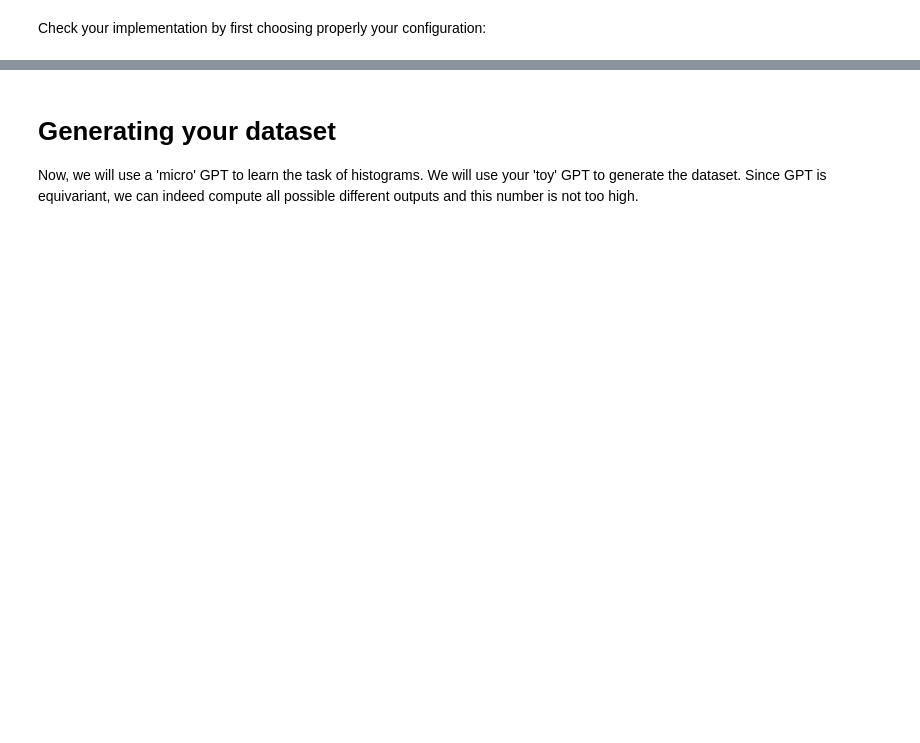
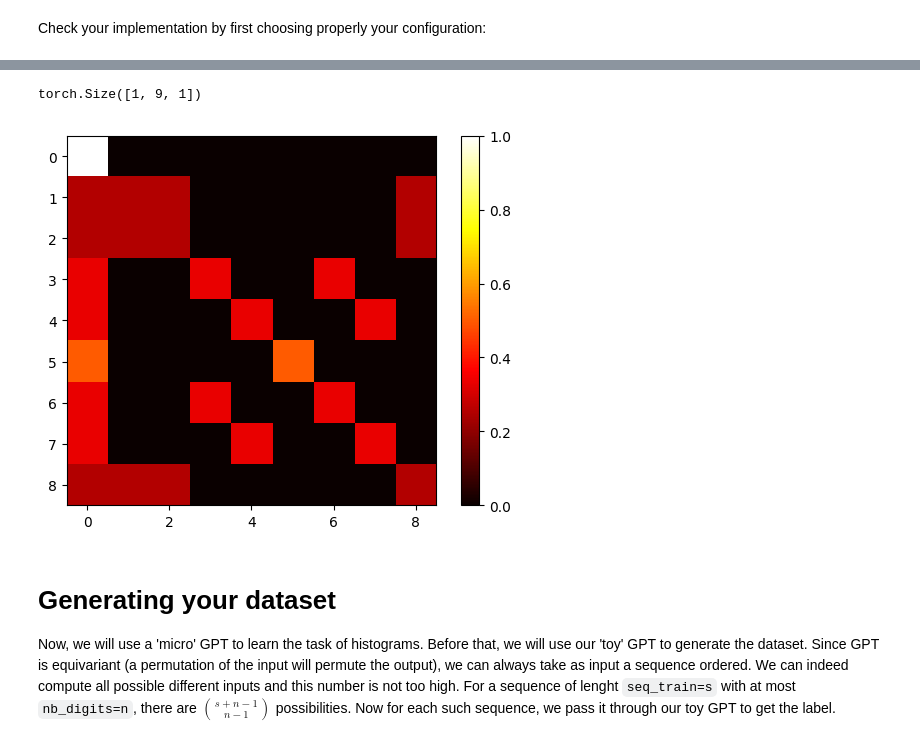
Before and after one commit to dataflowr/notebooks, a Jupyter notebook: Module12/GPT_hist.ipynb, the cells around one changed output, grey strips where cells are left out. Cells and saved outputs as stored; diff of their text form; code cells hidden in the pictures; blank space fills up the shorter version.

Commit message:
GPT hist

```diff
--- a/Module12/GPT_hist.ipynb
+++ b/Module12/GPT_hist.ipynb
@@ -68,19 +161,19 @@ class Block_hist(nn.Module):
     def __init__(self, config):
         super().__init__()
         self.attn = SelfAttentionLayer(config)
-        self.final_function = # your code here
-        self.attn._init_hist()
+        self.fake_mlp = # your code here
+        self.attn._init_hist() # this need to be coded in your self attention layer
 
     def forward(self, x):
-        x,_ = self.attn(x)
-        x = self.final_function(x)
-        return x
+        x, A = self.attn(x)
+        x = self.fake_mlp(x)
+        return x, A
 # %%
 class GPT_hist(nn.Module):
     def __init__(self, config):
         super().__init__()
-        self.in_channels = config.in_channels
-        self.tok_emb = nn.Embedding(self.in_channels,self.in_channels)
+        self.n_channels = config.n_channels
+        self.tok_emb = nn.Embedding(self.n_channels,self.n_channels)
         self.block = Block_hist(config)
         self._init_weights()
 
@@ -89,20 +182,16 @@ class GPT_hist(nn.Module):
         # your code here
         #
 
+
     def forward(self, idx):
         x = self.tok_emb(idx)
-        x = self.block(x)
-        return x
+        x, A = self.block(x)
+        return x, A
 # %% [markdown]
 Check your implementation by first choosing properly your configuration:
-# %%
-nb_digits = 4
-class config:
-    in_channels=nb_digits+1
-    out_channels=1
-    key_channels=nb_digits+1
-    #max_hist = 20
 # %%
 gh = GPT_hist(config)
 # %%
-gh(torch.tensor([0,1,1,2,3,2,1]).unsqueeze(0))
+one_sample = torch.tensor([0,1,1,2,3,4,2,3,1]).unsqueeze(0)
+y, A = gh(one_sample)
+y
@@ -109,7 +208,17 @@ gh(torch.tensor([0,1,1,2,3,2,1]).unsqueeze(0))
+# %%
+y.shape
+# %% [output]
+torch.Size([1, 9, 1])
+# %%
+plt.imshow(A[0,:,:].cpu().data, cmap='hot', interpolation='nearest')
+plt.colorbar()
+plt.show()
+# %% [output]
+[figure, added]
 # %% [markdown]
 # Generating your dataset
 
-Now, we will use a 'micro' GPT to learn the task of histograms. We will use your 'toy' GPT to generate the dataset. Since GPT is equivariant, we can indeed compute all possible different outputs and this number is not too high.
+Now, we will use a 'micro' GPT to learn the task of histograms. Before that, we will use our 'toy' GPT to generate the dataset. Since GPT is equivariant (a permutation of the input will permute the output), we can always take as input a sequence ordered. We can indeed compute all possible different inputs and this number is not too high. For a sequence of lenght `seq_train=s` with at most `nb_digits=n`, there are ${s+n-1 \choose n-1}$ possibilities. Now for each such sequence, we pass it through our toy GPT to get the label.
 # %%
 seq_train = 30
 nb_digits = 4
```
Also changed, not shown: parts of 45 cells of this notebook, 1 other file.
